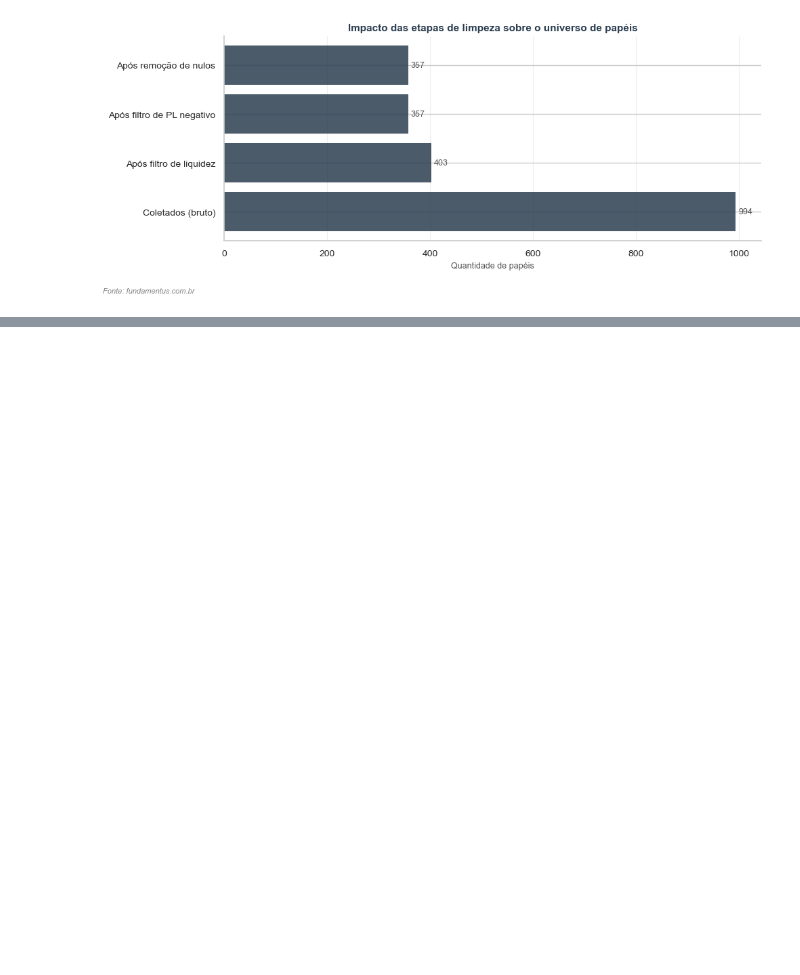
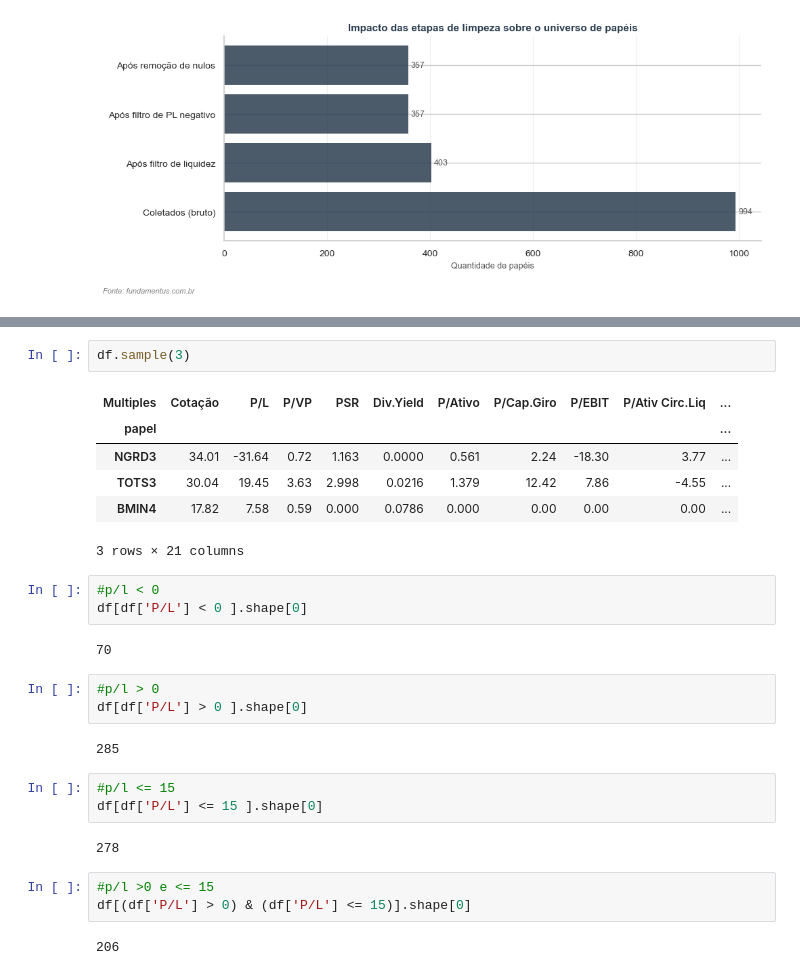
Before and after one commit to esscova/financas-quantitativas, a Jupyter notebook: Filtrando indicadores fundamentalistas de ações com Python/analisando_indicadores_fundamentalistas.ipynb, the cells around one changed output, grey strips where cells are left out. Saved outputs shown, nothing was run; the diff lists cells and outputs as text; blank space fills up the shorter version.

```diff
--- a/Filtrando indicadores fundamentalistas de ações com Python/analisando_indicadores_fundamentalistas.ipynb
+++ b/Filtrando indicadores fundamentalistas de ações com Python/analisando_indicadores_fundamentalistas.ipynb
@@ -436,0 +459,29 @@ plt.show()
+# %%
+df.sample(3)
+# %% [output]
+| Multiples | Cotação | P/L | P/VP | PSR | Div.Yield | P/Ativo | P/Cap.Giro | P/EBIT | P/Ativ Circ.Liq | ... |
+| papel |  |  |  |  |  |  |  |  |  | ... |
+| NGRD3 | 34.01 | -31.64 | 0.72 | 1.163 | 0.0000 | 0.561 | 2.24 | -18.30 | 3.77 | ... |
+| TOTS3 | 30.04 | 19.45 | 3.63 | 2.998 | 0.0216 | 1.379 | 12.42 | 7.86 | -4.55 | ... |
+| BMIN4 | 17.82 | 7.58 | 0.59 | 0.000 | 0.0786 | 0.000 | 0.00 | 0.00 | 0.00 | ... |
+3 rows × 21 columns
+# %%
+#p/l < 0
+df[df['P/L'] < 0 ].shape[0]
+# %% [output]
+70
+# %%
+#p/l > 0
+df[df['P/L'] > 0 ].shape[0]
+# %% [output]
+285
+# %%
+#p/l <= 15
+df[df['P/L'] <= 15 ].shape[0]
+# %% [output]
+278
+# %%
+#p/l >0 e <= 15
+df[(df['P/L'] > 0) & (df['P/L'] <= 15)].shape[0]
+# %% [output]
+206
```
Also changed, not shown: parts of 14 cells of this notebook.
